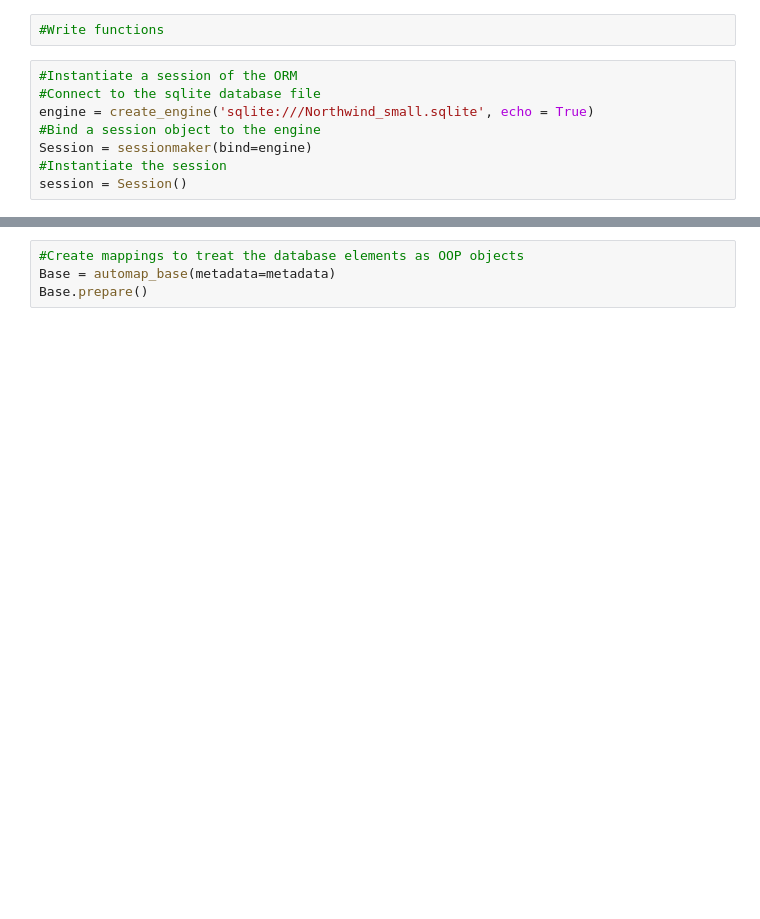
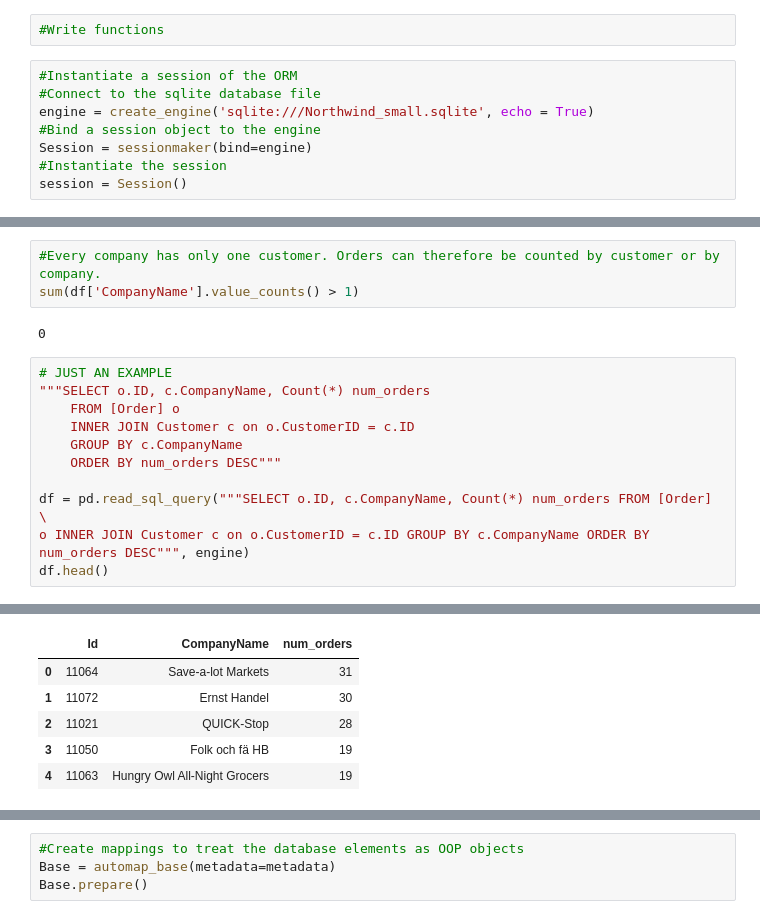
Before and after one commit to ssrosa/dsc-2-final-project-online-ds-pt-100118, a Jupyter notebook: student.ipynb, the cells around one changed output, grey strips where cells are left out. Cells and saved outputs as stored; diff of their text form; blank space fills up the shorter version.

```diff
--- a/student.ipynb
+++ b/student.ipynb
@@ -95,0 +241,17 @@ df.head()
+# %%
+#Every company has only one customer. Orders can therefore be counted by customer or by company.
+sum(df['CompanyName'].value_counts() > 1)
+# %% [output]
+0
+# %%
+# JUST AN EXAMPLE
+"""SELECT o.ID, c.CompanyName, Count(*) num_orders
+    FROM [Order] o
+    INNER JOIN Customer c on o.CustomerID = c.ID
+    GROUP BY c.CompanyName
+    ORDER BY num_orders DESC"""
+
+df = pd.read_sql_query("""SELECT o.ID, c.CompanyName, Count(*) num_orders FROM [Order] \
+o INNER JOIN Customer c on o.CustomerID = c.ID GROUP BY c.CompanyName ORDER BY num_orders DESC""", engine)
+df.head()
+# %% [output]
@@ -96,2 +260,8 @@ df.head()
+|  | Id | CompanyName | num_orders |
+| 0 | 11064 | Save-a-lot Markets | 31 |
+| 1 | 11072 | Ernst Handel | 30 |
+| 2 | 11021 | QUICK-Stop | 28 |
+| 3 | 11050 | Folk och fä HB | 19 |
+| 4 | 11063 | Hungry Owl All-Night Grocers | 19 |
 # %%
 #Instantiate metadata to reflect the engine
```
Also changed, not shown: parts of 22 cells of this notebook.
